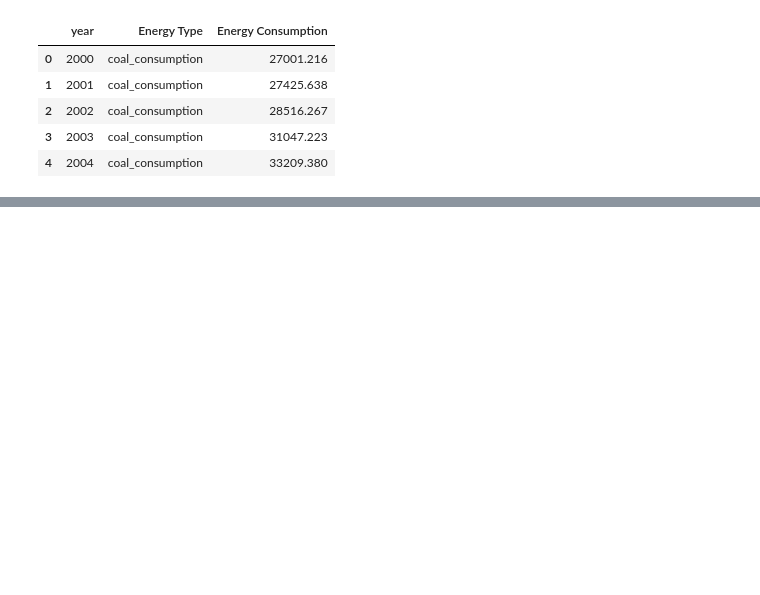
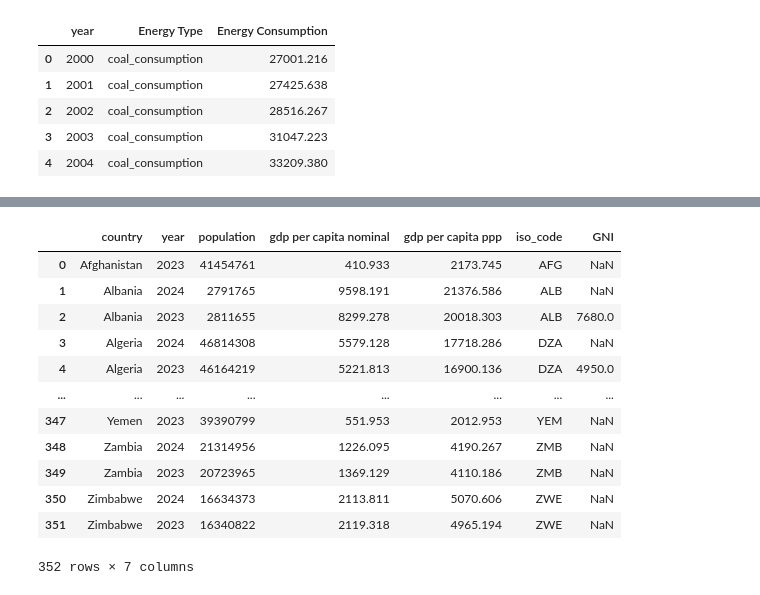
Before and after one commit to dikshaphuloria/Data_Wrangling_Project, a Jupyter notebook: data_wrangling_project.ipynb, the cells around one changed output, grey strips where cells are left out. Cells and saved outputs as stored; diff of their text form; code cells hidden in the pictures; blank space fills up the shorter version.

```diff
--- a/data_wrangling_project.ipynb
+++ b/data_wrangling_project.ipynb
@@ -437,0 +561,3 @@ fig1.show()
+# %%
+new_gdp_data = pd.DataFrame(gdp_data)
+new_gdp_data
@@ -437,0 +580,3 @@ fig1.show()
+# %%
+test_data = pd.merge(new_population_data,new_gdp_data)
+test_data
@@ -437,0 +597,3 @@ fig1.show()
+# %%
+test_data = test_data.merge(new_data[['country', 'iso_code']].drop_duplicates(), on='country', how='left')
+test_data
@@ -437,0 +614,15 @@ fig1.show()
+# %%
+def GNI_cal(iso_code, year):
+    """function to calculate the GNI for a country"""
+    indicator = {'NY.GNP.PCAP.CD': 'GNI per capita (current US$)'}
+    start_date = datetime.datetime(year, 1, 1)
+    try:
+        gni_data = wbdata.get_dataframe(indicator, country=iso_code, date=(start_date))
+        if not gni_data.empty:
+            return gni_data['GNI per capita (current US$)'].iloc[0] #access the value using .iloc[0]
+        else:
+            return None # Return None when data is not available.
+    except Exception as e:
+        return None
+
+test_data['GNI']= test_data.apply(lambda row: GNI_cal(row['iso_code'],row['year']), axis=1)
@@ -437,0 +636,16 @@ fig1.show()
+# %%
+test_data
+# %% [output]
+|  | country | year | population | gdp per capita nominal | gdp per capita ppp | iso_code | GNI |
+| 0 | Afghanistan | 2023 | 41454761 | 410.933 | 2173.745 | AFG | NaN |
+| 1 | Albania | 2024 | 2791765 | 9598.191 | 21376.586 | ALB | NaN |
+| 2 | Albania | 2023 | 2811655 | 8299.278 | 20018.303 | ALB | 7680.0 |
+| 3 | Algeria | 2024 | 46814308 | 5579.128 | 17718.286 | DZA | NaN |
+| 4 | Algeria | 2023 | 46164219 | 5221.813 | 16900.136 | DZA | 4950.0 |
+| ... | ... | ... | ... | ... | ... | ... | ... |
+| 347 | Yemen | 2023 | 39390799 | 551.953 | 2012.953 | YEM | NaN |
+| 348 | Zambia | 2024 | 21314956 | 1226.095 | 4190.267 | ZMB | NaN |
+| 349 | Zambia | 2023 | 20723965 | 1369.129 | 4110.186 | ZMB | NaN |
+| 350 | Zimbabwe | 2024 | 16634373 | 2113.811 | 5070.606 | ZWE | NaN |
+| 351 | Zimbabwe | 2023 | 16340822 | 2119.318 | 4965.194 | ZWE | NaN |
+352 rows × 7 columns
```
Also changed, not shown: parts of 17 cells of this notebook, 5 other files.
